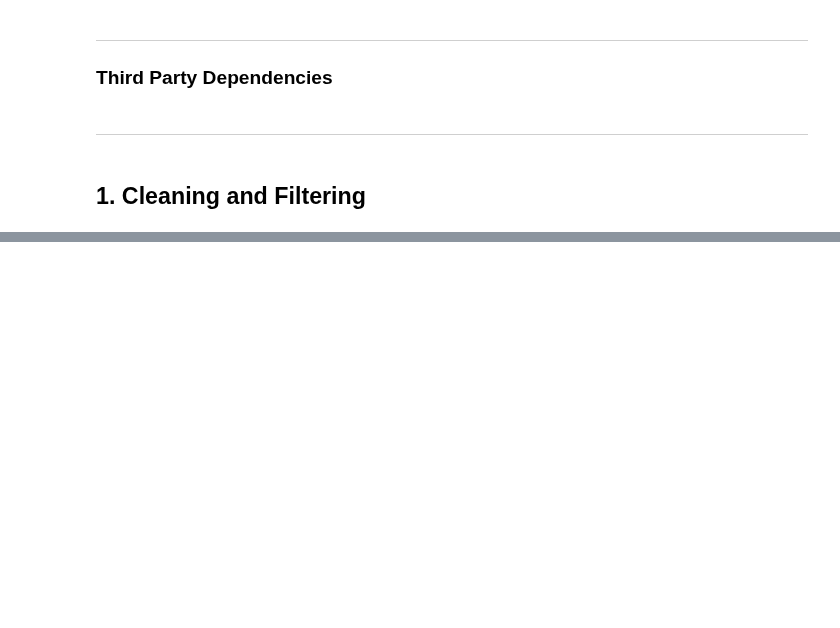
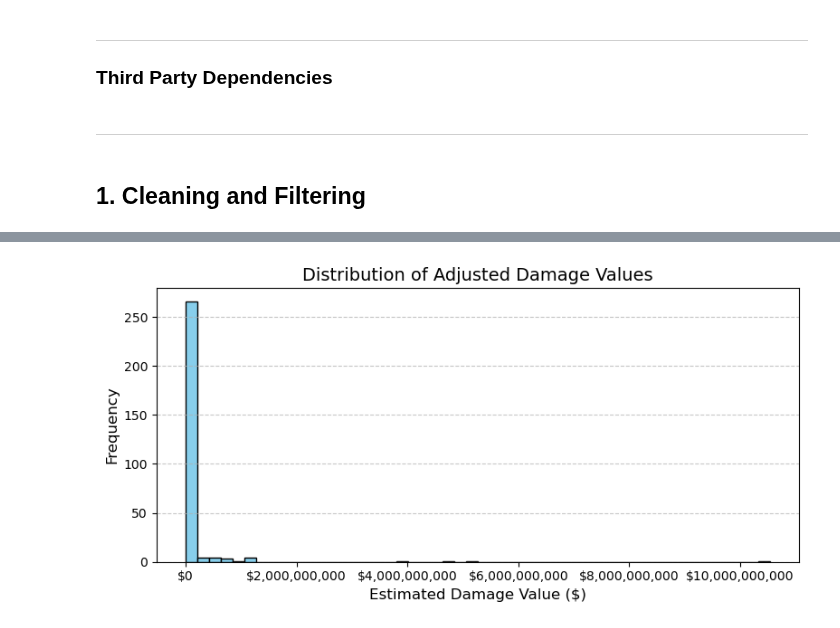
Before and after one commit to dustinlit/California-Wildfire-Ignition-ML-Modeling, a Jupyter notebook: notebooks/01_Fire_Damage_Processing.ipynb, the cells around one changed output, grey strips where cells are left out. Saved outputs shown, nothing was run; the diff lists cells and outputs as text; code cells hidden in the pictures; blank space fills up the shorter version.

```diff
--- a/notebooks/01_Fire_Damage_Processing.ipynb
+++ b/notebooks/01_Fire_Damage_Processing.ipynb
@@ -270,0 +76,3 @@ print("All datasets saved successfully to ../data/raw/damage")
+# %%
+raw_damages = pd.read_csv("../data/raw/Damage_data_master.csv",low_memory = False)
+basic_explore(raw_damages)
@@ -270,0 +341,6 @@ print("All datasets saved successfully to ../data/raw/damage")
+# %%
+# Assume each row is one structure. Map category to loss fraction:
+damages['Loss Fraction'] = damages['Damage'].map(damage_weights)
+
+# Calculate estimated damage per structure
+damages['Estimated Damage'] = damages['Loss Fraction'] * damages['Adjusted Value']
@@ -270,0 +362,36 @@ print("All datasets saved successfully to ../data/raw/damage")
+# %%
+def categorize_damage(row):
+    if row == 'Destroyed (>50%)':
+        return 'Destroyed'
+    elif row in ['Major (26-50%)', 'Minor (10-25%)', 'Affected (1-9%)', 'Inaccessible']:
+        return 'Damaged'
+    else:
+        return None  # No damage or irrelevant
+
+damages['Damage Category'] = damages['Damage'].apply(categorize_damage)
+
+# Drop rows with no damage
+damages = damages.dropna(subset=['Damage Category'])
+# %%
+fire_damages = damages.groupby(['Fire Name', 'Start']).agg({
+    'Estimated Damage': 'sum',
+    'Lat': 'mean',
+    'Lon': 'mean',
+    'County': 'first'
+}).reset_index()
+# %%
+plt.figure(figsize=(8, 4))
+plt.hist(fire_damages['Estimated Damage'], bins=50, color='skyblue', edgecolor='black')
+plt.title('Distribution of Adjusted Damage Values', fontsize=14)
+plt.xlabel('Estimated Damage Value ($)', fontsize=12)
+plt.ylabel('Frequency', fontsize=12)
+plt.grid(axis='y', linestyle='--', alpha=0.7)
+
+# Format x-axis as currency
+import matplotlib.ticker as ticker
+plt.gca().xaxis.set_major_formatter(ticker.FuncFormatter(lambda x, _: f'${x:,.0f}'))
+
+plt.tight_layout()
+plt.show()
+# %% [output]
+[figure, added]
```
Also changed, not shown: parts of 56 cells of this notebook.
